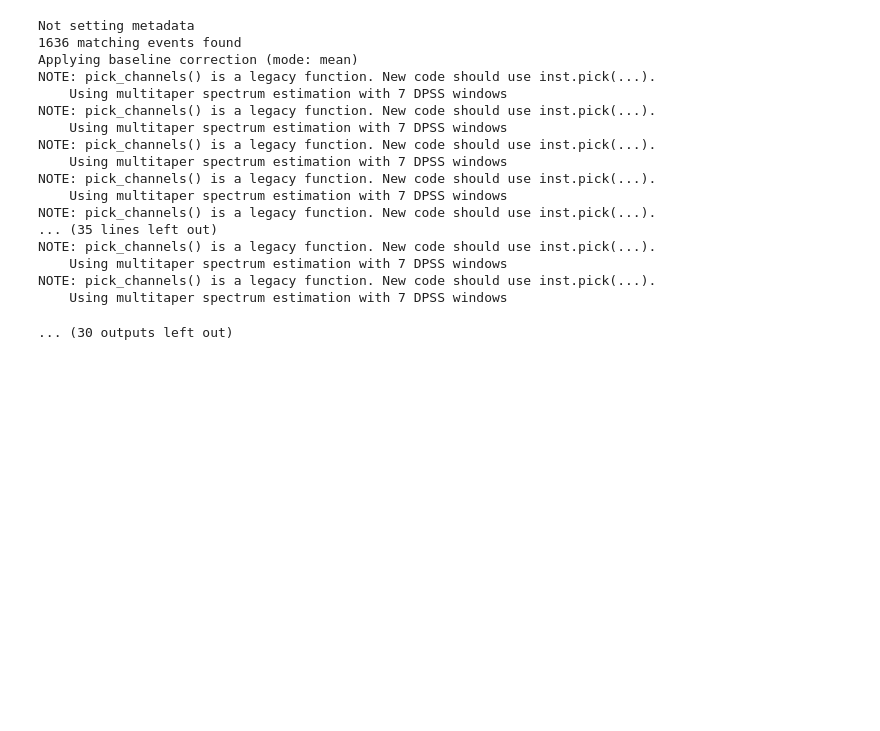
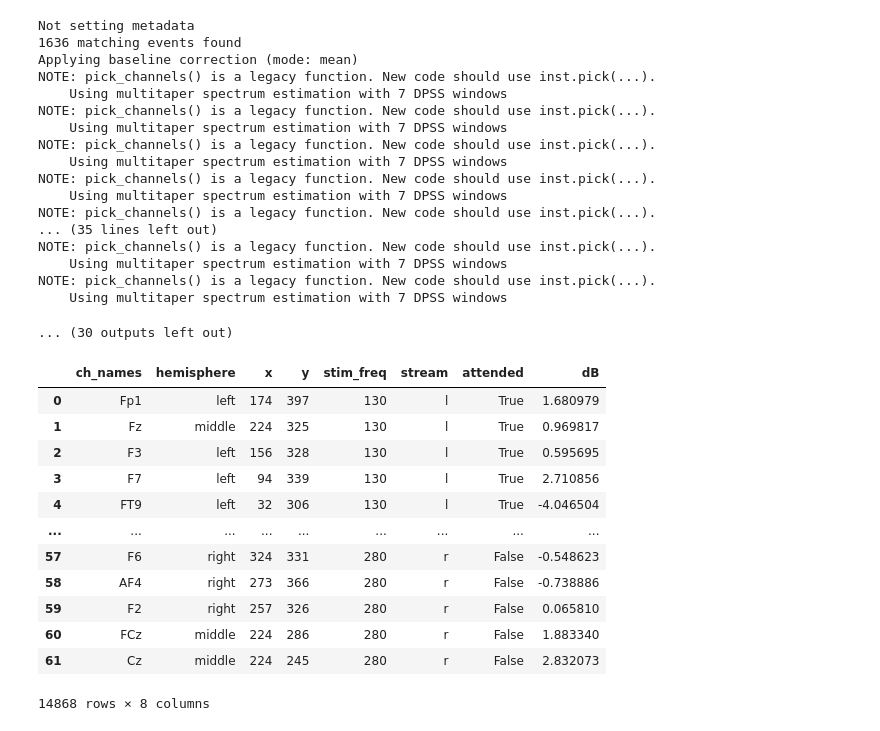
Before and after one commit to letitiayhho/dichotic_pitch_tracking, a Jupyter notebook: analysis/ffr.ipynb, the cells around one changed output. Drawn from its saved outputs; the diff is of its cells as text; code cells hidden in the pictures; blank space fills up the shorter version.

Commit message:
Add coordinates to data frame

```diff
--- a/analysis/ffr.ipynb
+++ b/analysis/ffr.ipynb
@@ -62,7 +62,21 @@ def get_hemisphere(ch_names):
         else:
             hemisphere.append("middle")
     return hemisphere
+
+def get_channel_coords(coords, channel_names):
+    x_coords = []
+    y_coords = []
+    for channel in channel_names:
+        x_coord = coords['x'][coords['ch_name'] == channel]
+        x_coord = x_coord.tolist()[0]
+        x_coords.append(x_coord)
+        y_coord = coords['y'][coords['ch_name'] == channel]
+        y_coord = y_coord.tolist()[0]
+        y_coords.append(y_coord)
+
+    return(x_coords, y_coords)
 # %%
+coords = pd.read_csv('../data/captrak/2dcoords.csv')
 layout = BIDSLayout(BIDS_ROOT, derivatives = True)
 subs = layout.get_subjects(scope = 'preprocessing')
 all_spectrums = []
@@ -89,10 +103,15 @@ for sub in subs:
         # Name channels by left or right hemisphere
         hemisphere = get_hemisphere(epochs.ch_names)
 
+        # Get channel coordinates
+        x, y = get_channel_coords(coords, ch_names)
+
         # Create data frame (channel name, hemisphere, stim_freq, stream, attended, dB)
         df = pd.DataFrame(
             {'ch_names': ch_names,
              'hemisphere': hemisphere,
+             'x': x,
+             'y': y,
              'stim_freq': stim_freq,
              'stream': condition[2],
              'attended': condition[3],
@@ -103,7 +122,6 @@ for sub in subs:
 #         break
 #     break
 
-
 spectrums = pd.concat(all_spectrums)
 spectrums.to_csv('spectrums.csv', sep = '\t', index = False)
 # %% [output]
@@ -258,3 +276,19 @@ NOTE: pick_channels() is a legacy function. New code should use inst.pick(...).
 NOTE: pick_channels() is a legacy function. New code should use inst.pick(...).
     Using multitaper spectrum estimation with 7 DPSS windows
 ... (30 outputs left out)
+# %%
+spectrums
+# %% [output]
+|  | ch_names | hemisphere | x | y | stim_freq | stream | attended | dB |
+| 0 | Fp1 | left | 174 | 397 | 130 | l | True | 1.680979 |
+| 1 | Fz | middle | 224 | 325 | 130 | l | True | 0.969817 |
+| 2 | F3 | left | 156 | 328 | 130 | l | True | 0.595695 |
+| 3 | F7 | left | 94 | 339 | 130 | l | True | 2.710856 |
+| 4 | FT9 | left | 32 | 306 | 130 | l | True | -4.046504 |
+| ... | ... | ... | ... | ... | ... | ... | ... | ... |
+| 57 | F6 | right | 324 | 331 | 280 | r | False | -0.548623 |
+| 58 | AF4 | right | 273 | 366 | 280 | r | False | -0.738886 |
+| 59 | F2 | right | 257 | 326 | 280 | r | False | 0.065810 |
+| 60 | FCz | middle | 224 | 286 | 280 | r | False | 1.883340 |
+| 61 | Cz | middle | 224 | 245 | 280 | r | False | 2.832073 |
+14868 rows × 8 columns
```
